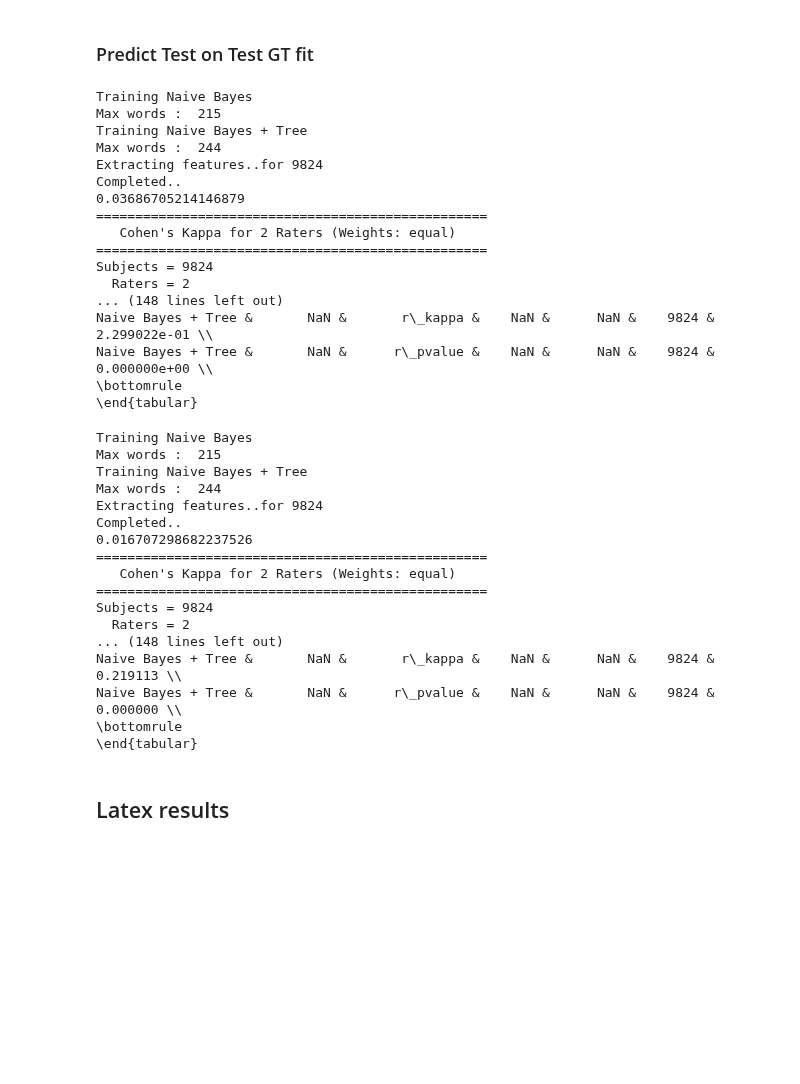
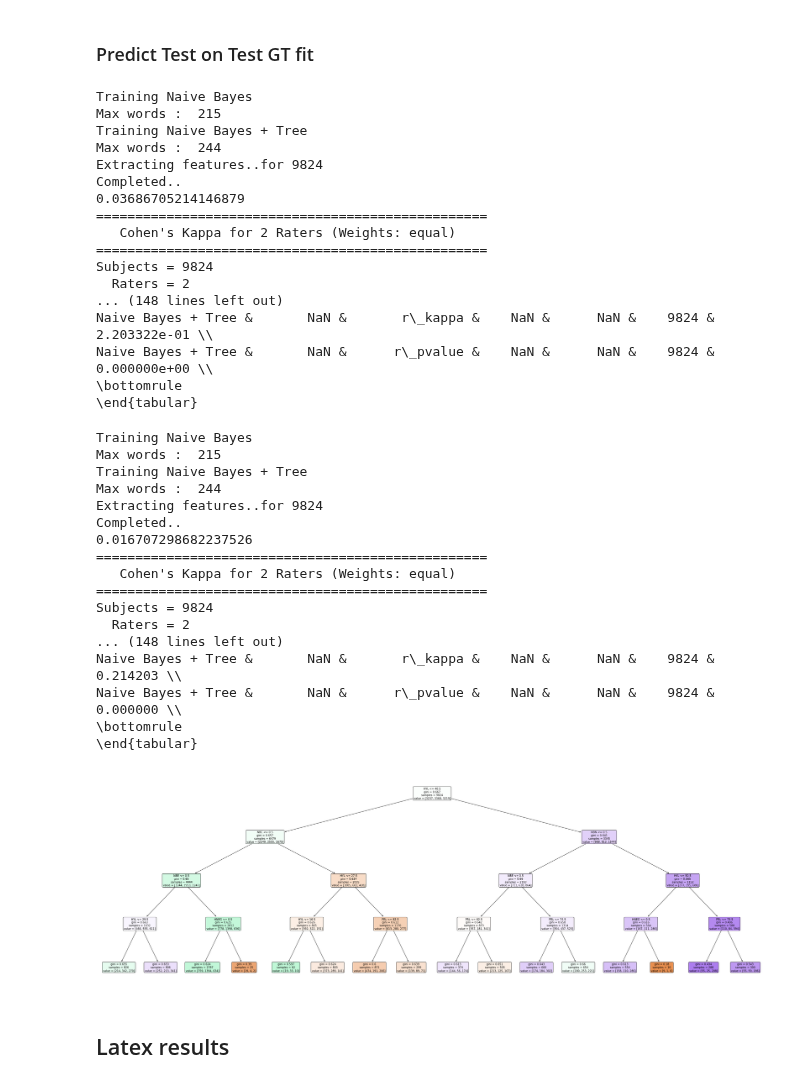
Before and after one commit to elangovana/bert-shortcuts, a Jupyter notebook: notebooks/snli_shortcut_analysis.ipynb, the cells around one changed output. Saved outputs shown, nothing was run; the diff lists cells and outputs as text; code cells hidden in the pictures; blank space fills up the shorter version.

```diff
--- a/notebooks/snli_shortcut_analysis.ipynb
+++ b/notebooks/snli_shortcut_analysis.ipynb
@@ -73,7 +73,7 @@ def add_x_json_column(df):
 
 def  train_and_predict_all_classifiers(df, min_df=None, ngram_range=(1,1), stop_words = 'english', classifiers={NAIVE_BAYES, NAIVE_BAYES_WITH_TREE}, max_words_per_class = 200, classwise_vocab=True):
 
-    max_tree_depth = 5
+    max_tree_depth = 4
 
     df = df.copy().pipe(add_x_json_column)
 
@@ -92,7 +92,8 @@ def  train_and_predict_all_classifiers(df, min_df=None, ngram_range=(1,1), stop_
                                                                     max_words_per_class=max_words_per_class,
                                                                     stop_words=stop_words,
                                                                     ngram_range=ngram_range,
-                                                                    classwise_vocab=classwise_vocab),
+                                                                    classwise_vocab=classwise_vocab,
+                                                                    max_tree_depth = max_tree_depth),
 
                                 "x" : "x_json"
 
@@ -121,9 +122,6 @@ def  train_and_predict_all_classifiers(df, min_df=None, ngram_range=(1,1), stop_
 
 
 def  predict_all_classifiers(df, models_dict):
-    max_words_per_class = 10
-    max_tree_depth = 4
-
 
 
     result = {}
@@ -335,7 +333,7 @@ Completed..
 Subjects = 9824
   Raters = 2
 ... (148 lines left out)
-Naive Bayes + Tree &       NaN &       r\_kappa &    NaN &      NaN &    9824 & 2.299022e-01 \\
+Naive Bayes + Tree &       NaN &       r\_kappa &    NaN &      NaN &    9824 & 2.203322e-01 \\
 Naive Bayes + Tree &       NaN &      r\_pvalue &    NaN &      NaN &    9824 & 0.000000e+00 \\
 \bottomrule
 \end{tabular}
@@ -359,10 +357,14 @@ Completed..
 Subjects = 9824
   Raters = 2
 ... (148 lines left out)
-Naive Bayes + Tree &       NaN &       r\_kappa &    NaN &      NaN &    9824 & 0.219113 \\
+Naive Bayes + Tree &       NaN &       r\_kappa &    NaN &      NaN &    9824 & 0.214203 \\
 Naive Bayes + Tree &       NaN &      r\_pvalue &    NaN &      NaN &    9824 & 0.000000 \\
 \bottomrule
 \end{tabular}
+# %%
+plot_tree(r["model_result"][NAIVE_BAYES_WITH_TREE]["m"])
+# %% [output]
+[figure, added]
 # %%
 # plot_tree(result_test_bp[NAIVE_BAYES_WITH_TREE]["m"])
 # plot_tree_pretty(r_test_predicted_label[NAIVE_BAYES_WITH_TREE]["m"],
```
Also changed, not shown: parts of 2 cells of this notebook.
